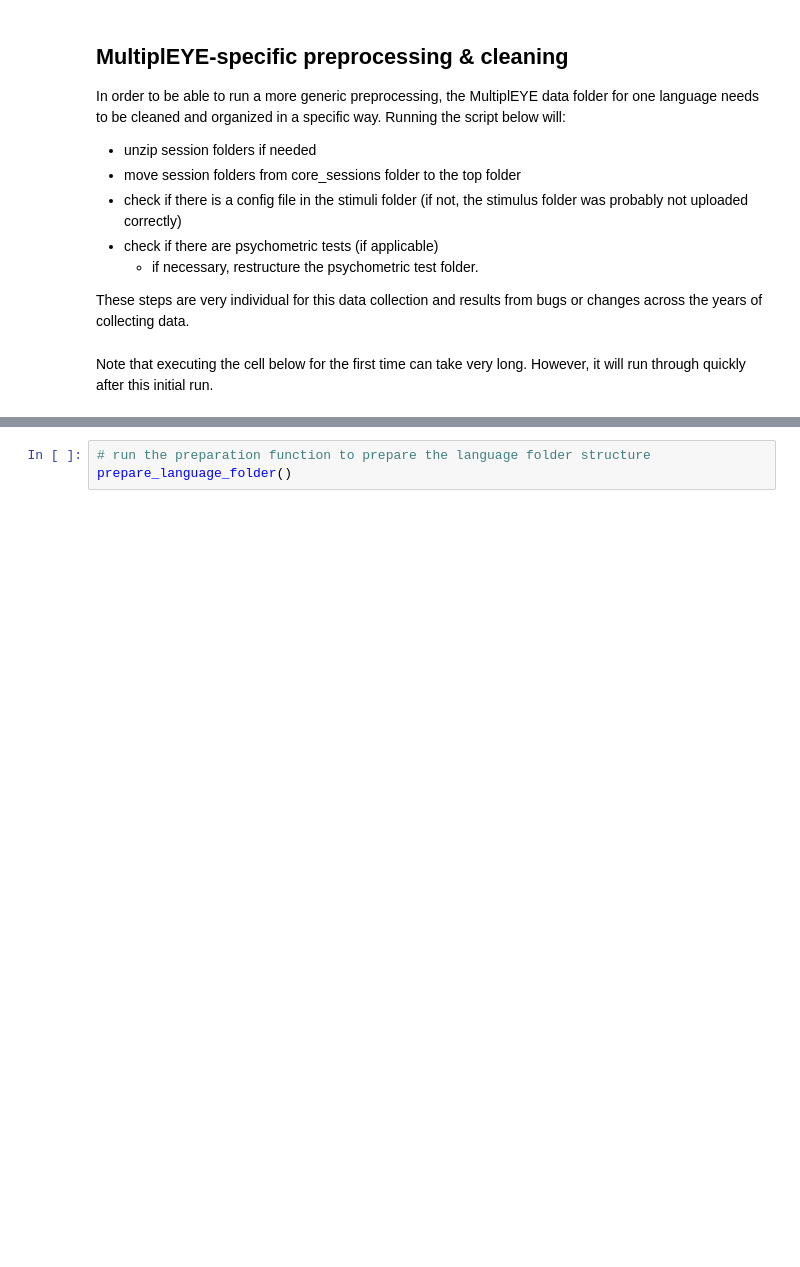
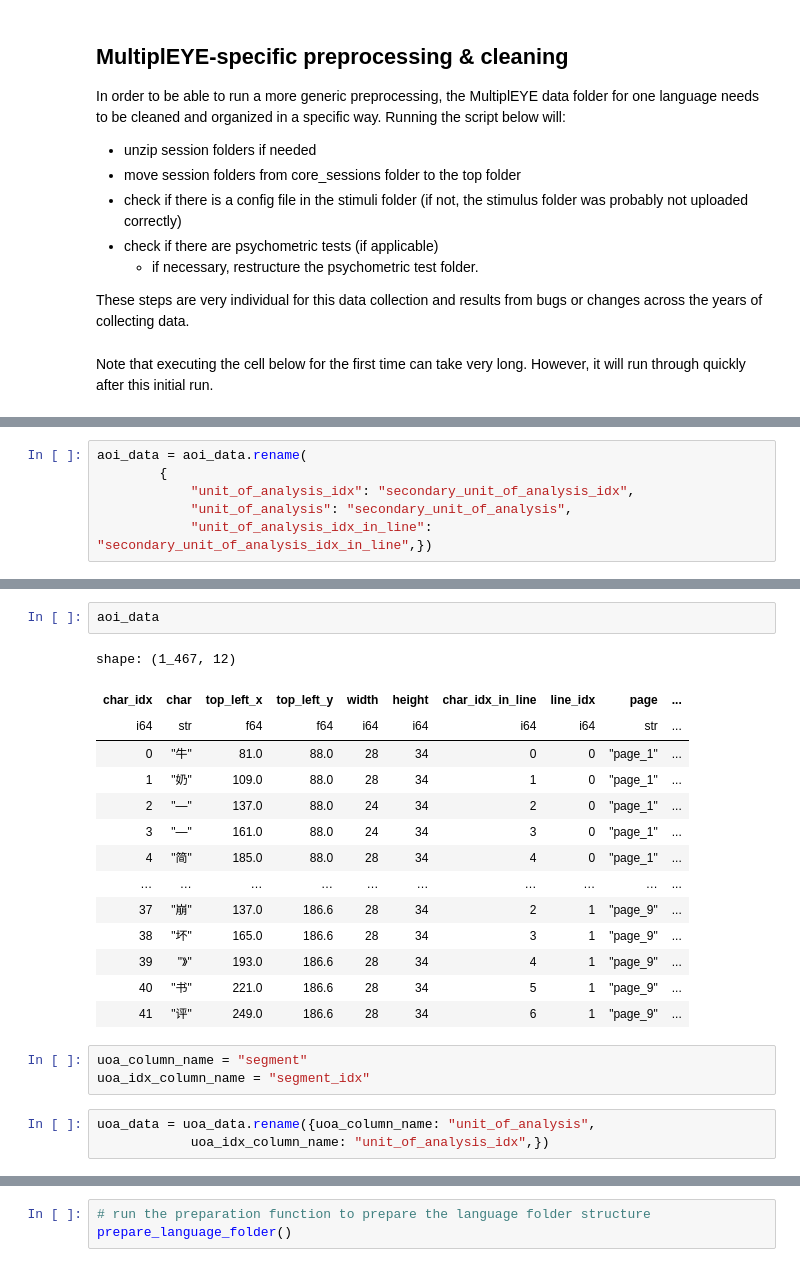
Before and after one commit to MultiplEYE-COST/multipleye-preprocessing, a Jupyter notebook: development.ipynb, the cells around one changed output, grey strips where cells are left out. Cells and saved outputs as stored; diff of their text form; blank space fills up the shorter version.

```diff
--- a/development.ipynb
+++ b/development.ipynb
@@ -95,0 +365,6 @@ Note that executing the cell below for the first time can take very long. Howeve
+# %%
+aoi_data = aoi_data.rename(
+        {
+            "unit_of_analysis_idx": "secondary_unit_of_analysis_idx",
+            "unit_of_analysis": "secondary_unit_of_analysis",
+            "unit_of_analysis_idx_in_line": "secondary_unit_of_analysis_idx_in_line",})
@@ -95,0 +530,23 @@ Note that executing the cell below for the first time can take very long. Howeve
+# %%
+aoi_data
+# %% [output]
+shape: (1_467, 12)
+| char_idx | char | top_left_x | top_left_y | width | height | char_idx_in_line | line_idx | page | ... |
+| i64 | str | f64 | f64 | i64 | i64 | i64 | i64 | str | ... |
+| 0 | "牛" | 81.0 | 88.0 | 28 | 34 | 0 | 0 | "page_1" | ... |
+| 1 | "奶" | 109.0 | 88.0 | 28 | 34 | 1 | 0 | "page_1" | ... |
+| 2 | "—" | 137.0 | 88.0 | 24 | 34 | 2 | 0 | "page_1" | ... |
+| 3 | "—" | 161.0 | 88.0 | 24 | 34 | 3 | 0 | "page_1" | ... |
+| 4 | "简" | 185.0 | 88.0 | 28 | 34 | 4 | 0 | "page_1" | ... |
+| … | … | … | … | … | … | … | … | … | ... |
+| 37 | "崩" | 137.0 | 186.6 | 28 | 34 | 2 | 1 | "page_9" | ... |
+| 38 | "坏" | 165.0 | 186.6 | 28 | 34 | 3 | 1 | "page_9" | ... |
+| 39 | "》" | 193.0 | 186.6 | 28 | 34 | 4 | 1 | "page_9" | ... |
+| 40 | "书" | 221.0 | 186.6 | 28 | 34 | 5 | 1 | "page_9" | ... |
+| 41 | "评" | 249.0 | 186.6 | 28 | 34 | 6 | 1 | "page_9" | ... |
+# %%
+uoa_column_name = "segment"
+uoa_idx_column_name = "segment_idx"
+# %%
+uoa_data = uoa_data.rename({uoa_column_name: "unit_of_analysis",
+            uoa_idx_column_name: "unit_of_analysis_idx",})
```
Also changed, not shown: parts of 48 cells of this notebook, 1 other file.
